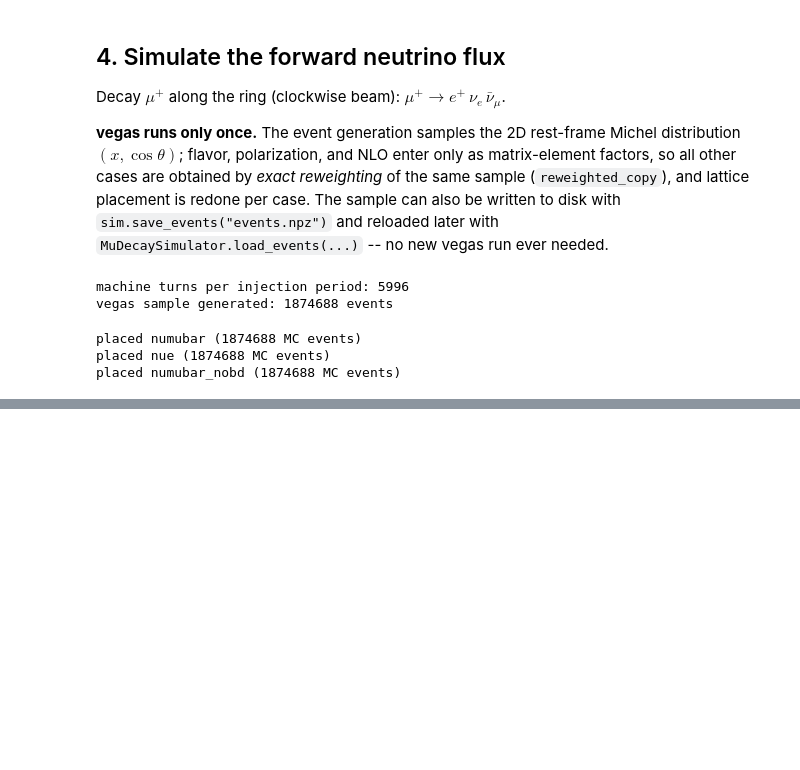
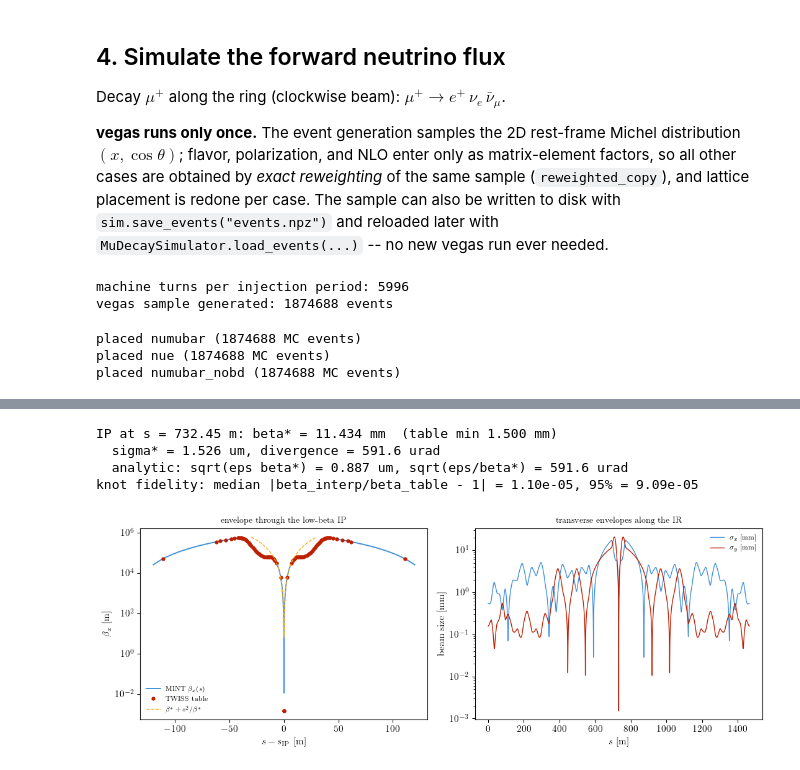
Before and after one commit to jchoi55/MINT, a Jupyter notebook: dev_examples/beam_optics_plots.ipynb, the cells around one changed output, grey strips where cells are left out. Drawn from its saved outputs; the diff is of its cells as text; code cells hidden in the pictures; blank space fills up the shorter version.

```diff
--- a/dev_examples/beam_optics_plots.ipynb
+++ b/dev_examples/beam_optics_plots.ipynb
@@ -19,6 +28,7 @@ live in `dev_examples/collider_ring_studies_extended.ipynb`.
 %autoreload 2
 
 import os
+
 import numpy as np
 import matplotlib.pyplot as plt
 from matplotlib.colors import LogNorm
@@ -30,6 +40,16 @@ from mint import plot_tools as pt
 from mint.MuC import MuDecaySimulator
 
 os.makedirs("plots", exist_ok=True)
+
+# The lattice used throughout: the 10 TeV collider ring, as the raw MAD-X
+# TWISS table and as the smoothed Lattice object MINT builds from it.
+df = mint.lattices.read_tfs("mc_10tev_hybrid_v06")
+ring = mint.lattices.load("mc_10tev_hybrid_v06")
+EPS = ring.emittance_RMS          # geometric RMS emittance [m rad]
+
+print(f"table: {len(df)} rows, S in [0, {df.S.max():.1f}] m, "
+      f"E = {float(df.attrs['ENERGY']):.0f} GeV")
+print(f"emittance (geometric RMS): {EPS:.3e} m rad")
 # %% [markdown]
 ## 1. Load the collider-ring lattice
 
@@ -289,0 +357,52 @@ placed numubar_nobd (1874688 MC events)
+# %%
+u = np.linspace(0, 1, 200_001)
+s_m = ring.s(u) / 100.0                      # cm -> m
+sigx = ring.beamsize_x(u)                    # cm
+divx = ring.beamdiv_x(u)                     # rad
+betx_i = ring.betx(u)
+
+# locate the IP (minimum of beta_x)
+i_ip = np.argmin(betx_i)
+s_ip = s_m[i_ip]
+print(f"IP at s = {s_ip:.2f} m: beta* = {betx_i[i_ip]*1e3:.3f} mm  "
+      f"(table min {bx.min()*1e3:.3f} mm)")
+print(f"  sigma* = {sigx[i_ip]*1e4:.3f} um, divergence = {divx[i_ip]*1e6:.1f} urad")
+print(f"  analytic: sqrt(eps beta*) = {np.sqrt(EPS*bx.min())*1e6:.3f} um, "
+      f"sqrt(eps/beta*) = {np.sqrt(EPS/bx.min())*1e6:.1f} urad")
+
+# knot fidelity: interpolant at the table S values vs the table itself
+s_cm = (S % (s_m.max() + (s_m[1]-s_m[0]))) * 100
+u_knot = ring.inv_s(np.clip(S * 100, ring.s(0), ring.s(1)))
+ok = np.isfinite(u_knot)
+res_knot = np.abs(ring.betx(u_knot[ok]) / bx[ok] - 1)
+print(f"knot fidelity: median |beta_interp/beta_table - 1| = "
+      f"{np.median(res_knot):.2e}, 95% = {np.quantile(res_knot, 0.95):.2e}")
+
+fig, axp = plt.subplots(1, 2, figsize=(11, 4))
+win = np.abs(s_m - s_ip) < 120
+axp[0].plot(s_m[win] - s_ip, betx_i[win], lw=1.4, label=r"MINT $\beta_x(s)$")
+sel = np.abs(S - s_ip) < 120
+axp[0].plot(S[sel] - s_ip, bx[sel], "o", ms=3.5, label="TWISS table")
+ss = np.linspace(-30, 30, 300)
+axp[0].plot(ss, bx.min() + ss**2 / bx.min(), "--", lw=1,
+            label=r"$\beta^* + s^2/\beta^*$")
+axp[0].set_yscale("log")
+axp[0].set_xlabel(r"$s - s_{\rm IP}$ [m]")
+axp[0].set_ylabel(r"$\beta_x$ [m]")
+axp[0].legend(fontsize=8, frameon=False)
+axp[0].set_title("envelope through the low-beta IP", fontsize=10)
+
+axp[1].plot(s_m, sigx * 10, lw=1.0, label=r"$\sigma_x$ [mm]")
+axp[1].plot(s_m, ring.beamsize_y(u) * 10, lw=1.0, label=r"$\sigma_y$ [mm]")
+axp[1].set_yscale("log")
+axp[1].set_xlabel(r"$s$ [m]")
+axp[1].set_ylabel(r"beam size [mm]")
+axp[1].legend(fontsize=8, frameon=False)
+axp[1].set_title("transverse envelopes along the IR", fontsize=10)
+plt.tight_layout()
+# %% [output]
+IP at s = 732.45 m: beta* = 11.434 mm  (table min 1.500 mm)
+  sigma* = 1.526 um, divergence = 591.6 urad
+  analytic: sqrt(eps beta*) = 0.887 um, sqrt(eps/beta*) = 591.6 urad
+knot fidelity: median |beta_interp/beta_table - 1| = 1.10e-05, 95% = 9.09e-05
+[figure, added]
```
Also changed, not shown: parts of 22 cells of this notebook, 10 other files.
